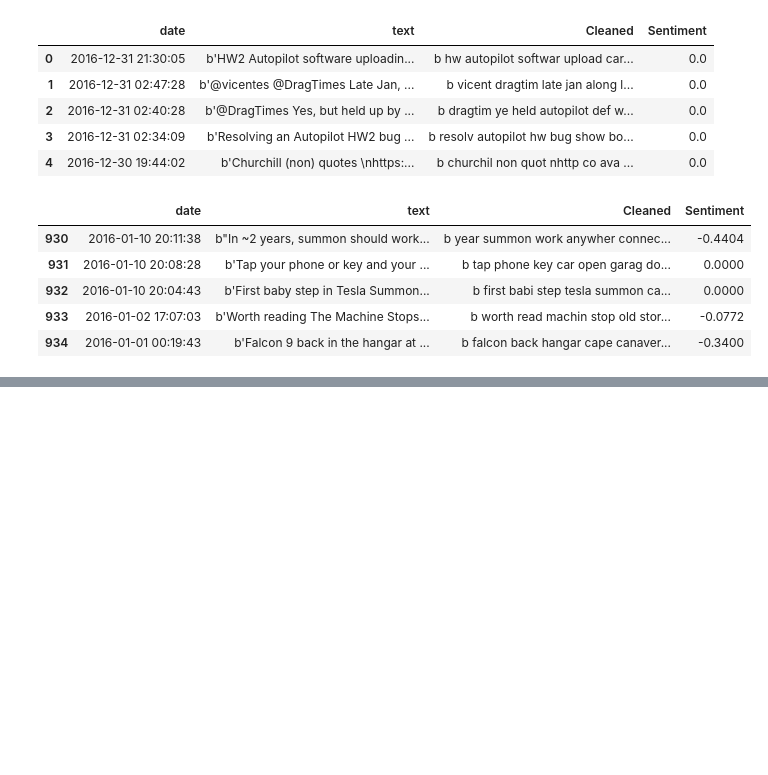
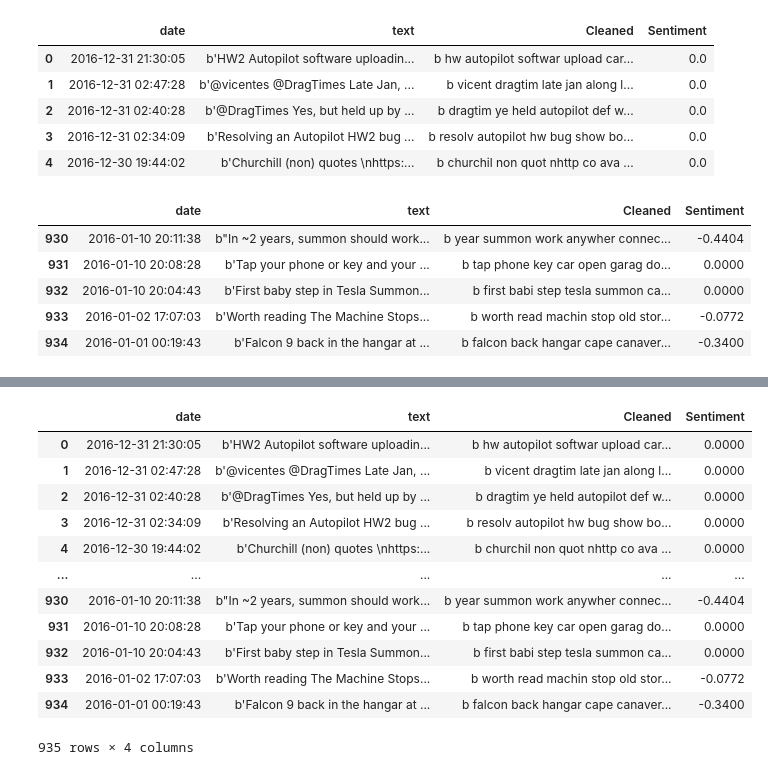
Before and after one commit to DarrenCCT/ADA-and-BDSP-CA2, a Jupyter notebook: CA2.ipynb, the cells around one changed output, grey strips where cells are left out. Cells and saved outputs as stored; diff of their text form; code cells hidden in the pictures; blank space fills up the shorter version.

```diff
--- a/CA2.ipynb
+++ b/CA2.ipynb
@@ -383,3 +384,5 @@ data.tail()
 | 934 | 2016-01-01 00:19:43 | b'Falcon 9 back in the hangar at ... | b falcon back hangar cape canaver... | -0.3400 |
 # %%
 data.to_csv('CleanedTweets.csv', index=False)
+# %%
+data = pd.read_csv("CleanedTweets.csv")
@@ -385,0 +398,2 @@ data.to_csv('CleanedTweets.csv', index=False)
+# %%
+dateRange = pd.date_range(start="2016-01-01", end="2016-12-31")
@@ -385,0 +464,2 @@ data.to_csv('CleanedTweets.csv', index=False)
+# %%
+missing_dates = ~data['date'].isin(dateRange)
@@ -385,0 +481,18 @@ data.to_csv('CleanedTweets.csv', index=False)
+# %%
+missing_data = data[missing_dates]
+# %%
+missing_data
+# %% [output]
+|  | date | text | Cleaned | Sentiment |
+| 0 | 2016-12-31 21:30:05 | b'HW2 Autopilot software uploadin... | b hw autopilot softwar upload car... | 0.0000 |
+| 1 | 2016-12-31 02:47:28 | b'@vicentes @DragTimes Late Jan, ... | b vicent dragtim late jan along l... | 0.0000 |
+| 2 | 2016-12-31 02:40:28 | b'@DragTimes Yes, but held up by ... | b dragtim ye held autopilot def w... | 0.0000 |
+| 3 | 2016-12-31 02:34:09 | b'Resolving an Autopilot HW2 bug ... | b resolv autopilot hw bug show bo... | 0.0000 |
+| 4 | 2016-12-30 19:44:02 | b'Churchill (non) quotes \nhttps:... | b churchil non quot nhttp co ava ... | 0.0000 |
+| ... | ... | ... | ... | ... |
+| 930 | 2016-01-10 20:11:38 | b"In ~2 years, summon should work... | b year summon work anywher connec... | -0.4404 |
+| 931 | 2016-01-10 20:08:28 | b'Tap your phone or key and your ... | b tap phone key car open garag do... | 0.0000 |
+| 932 | 2016-01-10 20:04:43 | b'First baby step in Tesla Summon... | b first babi step tesla summon ca... | 0.0000 |
+| 933 | 2016-01-02 17:07:03 | b'Worth reading The Machine Stops... | b worth read machin stop old stor... | -0.0772 |
+| 934 | 2016-01-01 00:19:43 | b'Falcon 9 back in the hangar at ... | b falcon back hangar cape canaver... | -0.3400 |
+935 rows × 4 columns
```
Also changed, not shown: parts of 30 cells of this notebook, 2 other files.
